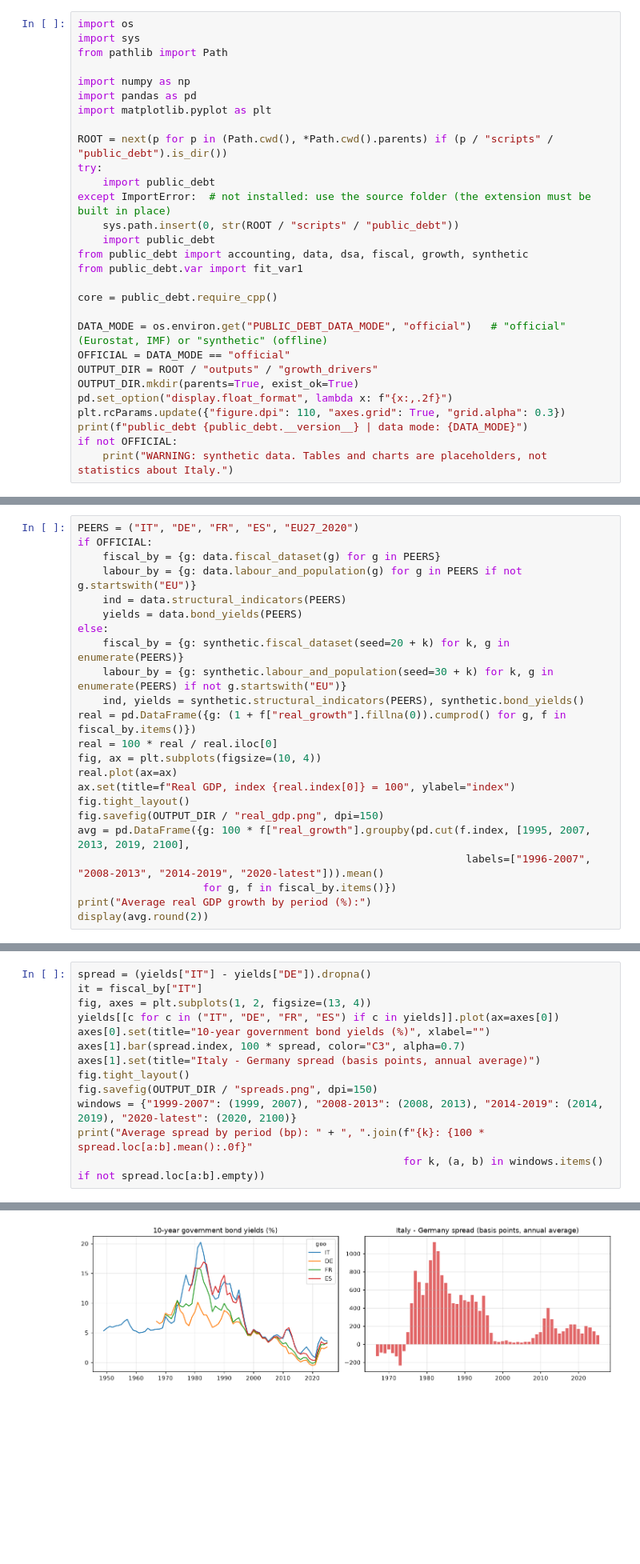
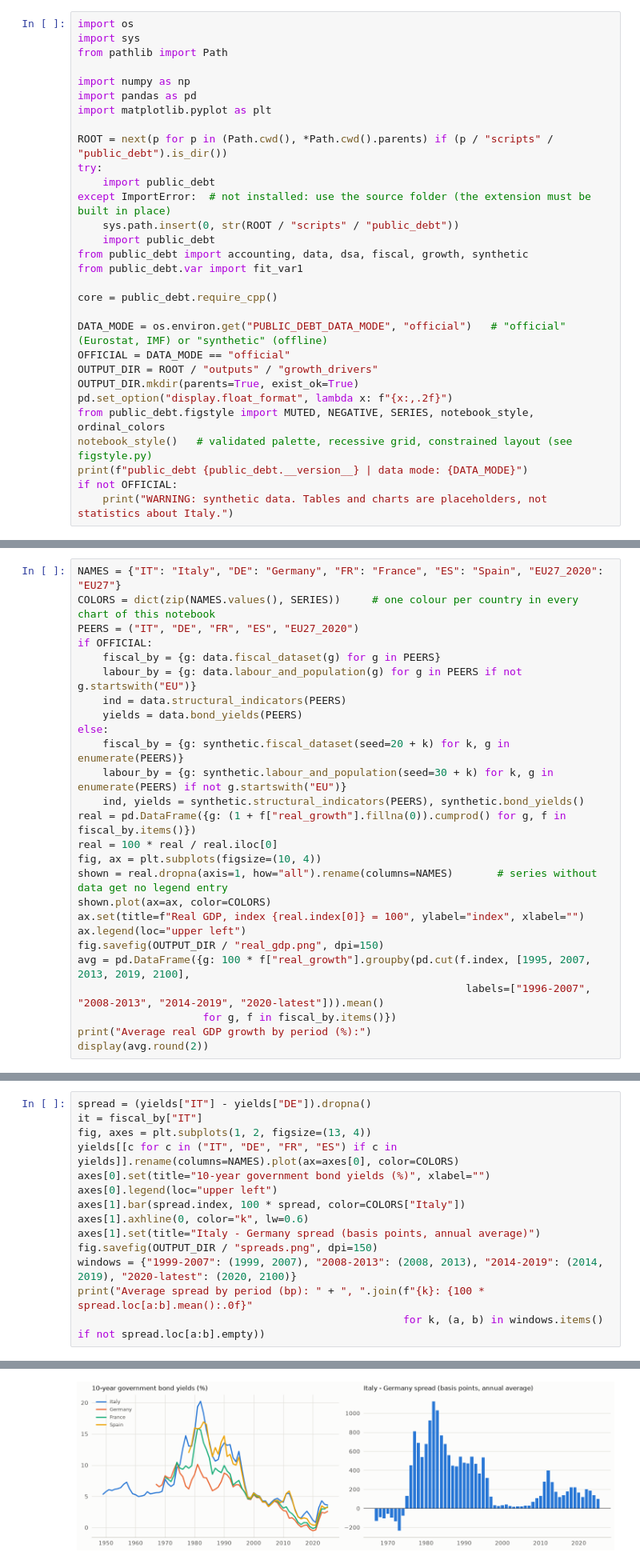
Before and after one commit to paolo993788/Italian-public-debt, a Jupyter notebook: notebooks/growth_drivers/03_macro_micro_drivers.ipynb, the cells around one changed output, grey strips where cells are left out. Shown at 80% size. Cells and saved outputs as stored; diff of their text form; blank space fills up the shorter version.

```diff
--- a/notebooks/growth_drivers/03_macro_micro_drivers.ipynb
+++ b/notebooks/growth_drivers/03_macro_micro_drivers.ipynb
@@ -32,7 +32,8 @@ OFFICIAL = DATA_MODE == "official"
 OUTPUT_DIR = ROOT / "outputs" / "growth_drivers"
 OUTPUT_DIR.mkdir(parents=True, exist_ok=True)
 pd.set_option("display.float_format", lambda x: f"{x:,.2f}")
-plt.rcParams.update({"figure.dpi": 110, "axes.grid": True, "grid.alpha": 0.3})
+from public_debt.figstyle import MUTED, NEGATIVE, SERIES, notebook_style, ordinal_colors
+notebook_style()   # validated palette, recessive grid, constrained layout (see figstyle.py)
 print(f"public_debt {public_debt.__version__} | data mode: {DATA_MODE}")
 if not OFFICIAL:
     print("WARNING: synthetic data. Tables and charts are placeholders, not statistics about Italy.")
@@ -41,6 +42,8 @@ public_debt 0.1.0 | data mode: official
 # %% [markdown]
 ## 3.1 Growth: Italy versus its partners
 # %%
+NAMES = {"IT": "Italy", "DE": "Germany", "FR": "France", "ES": "Spain", "EU27_2020": "EU27"}
+COLORS = dict(zip(NAMES.values(), SERIES))     # one colour per country in every chart of this notebook
 PEERS = ("IT", "DE", "FR", "ES", "EU27_2020")
 if OFFICIAL:
     fiscal_by = {g: data.fiscal_dataset(g) for g in PEERS}
@@ -54,9 +57,10 @@ else:
 real = pd.DataFrame({g: (1 + f["real_growth"].fillna(0)).cumprod() for g, f in fiscal_by.items()})
 real = 100 * real / real.iloc[0]
 fig, ax = plt.subplots(figsize=(10, 4))
-real.plot(ax=ax)
-ax.set(title=f"Real GDP, index {real.index[0]} = 100", ylabel="index")
-fig.tight_layout()
+shown = real.dropna(axis=1, how="all").rename(columns=NAMES)       # series without data get no legend entry
+shown.plot(ax=ax, color=COLORS)
+ax.set(title=f"Real GDP, index {real.index[0]} = 100", ylabel="index", xlabel="")
+ax.legend(loc="upper left")
 fig.savefig(OUTPUT_DIR / "real_gdp.png", dpi=150)
 avg = pd.DataFrame({g: 100 * f["real_growth"].groupby(pd.cut(f.index, [1995, 2007, 2013, 2019, 2100],
                                                               labels=["1996-2007", "2008-2013", "2014-2019", "2020-latest"])).mean()
@@ -135,19 +155,20 @@ the debt as bonds are refinanced. Inflation lowers the debt ratio (through nomin
 # %%
 spread = (yields["IT"] - yields["DE"]).dropna()
 it = fiscal_by["IT"]
 fig, axes = plt.subplots(1, 2, figsize=(13, 4))
-yields[[c for c in ("IT", "DE", "FR", "ES") if c in yields]].plot(ax=axes[0])
+yields[[c for c in ("IT", "DE", "FR", "ES") if c in yields]].rename(columns=NAMES).plot(ax=axes[0], color=COLORS)
 axes[0].set(title="10-year government bond yields (%)", xlabel="")
-axes[1].bar(spread.index, 100 * spread, color="C3", alpha=0.7)
+axes[0].legend(loc="upper left")
+axes[1].bar(spread.index, 100 * spread, color=COLORS["Italy"])
+axes[1].axhline(0, color="k", lw=0.6)
 axes[1].set(title="Italy - Germany spread (basis points, annual average)")
-fig.tight_layout()
 fig.savefig(OUTPUT_DIR / "spreads.png", dpi=150)
 windows = {"1999-2007": (1999, 2007), "2008-2013": (2008, 2013), "2014-2019": (2014, 2019), "2020-latest": (2020, 2100)}
 print("Average spread by period (bp): " + ", ".join(f"{k}: {100 * spread.loc[a:b].mean():.0f}"
                                                     for k, (a, b) in windows.items() if not spread.loc[a:b].empty))
 # %% [output]
 Average spread by period (bp): 1999-2007: 26, 2008-2013: 211, 2014-2019: 176, 2020-latest: 152
-[figure, old version]
+[figure, new version]
 # %% [markdown]
 ## 3.5 What would closing the gaps be worth for the debt?
 
```
Also changed, not shown: parts of 3 cells of this notebook, 5 other files.
